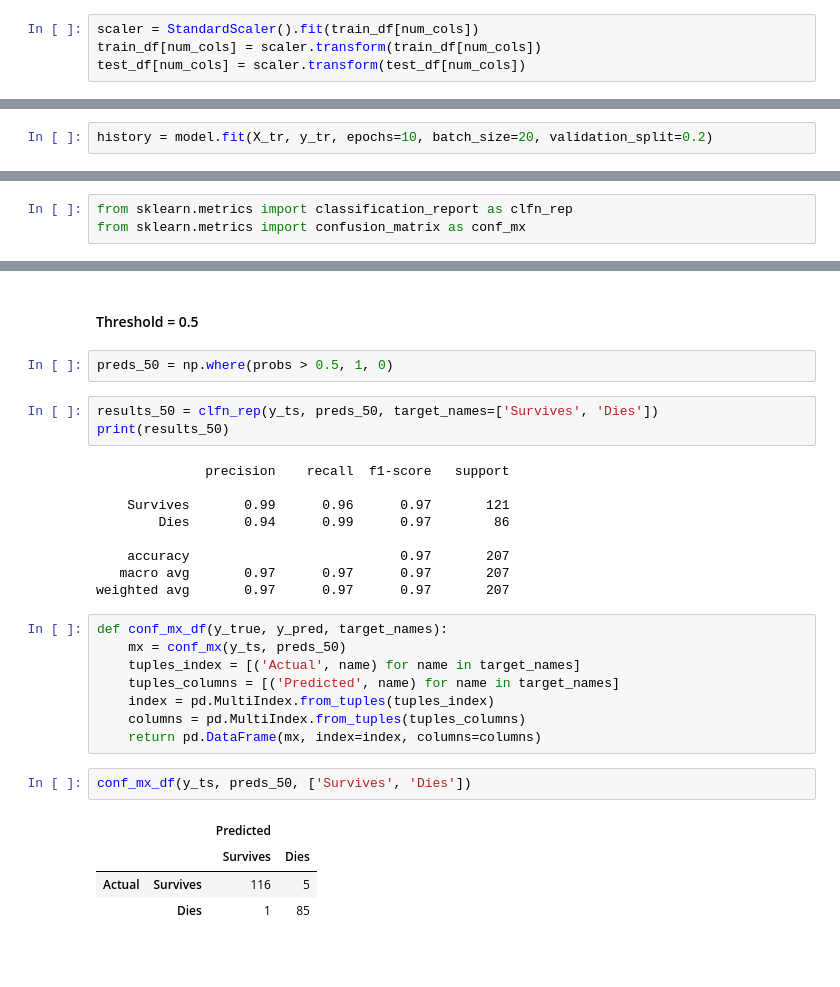
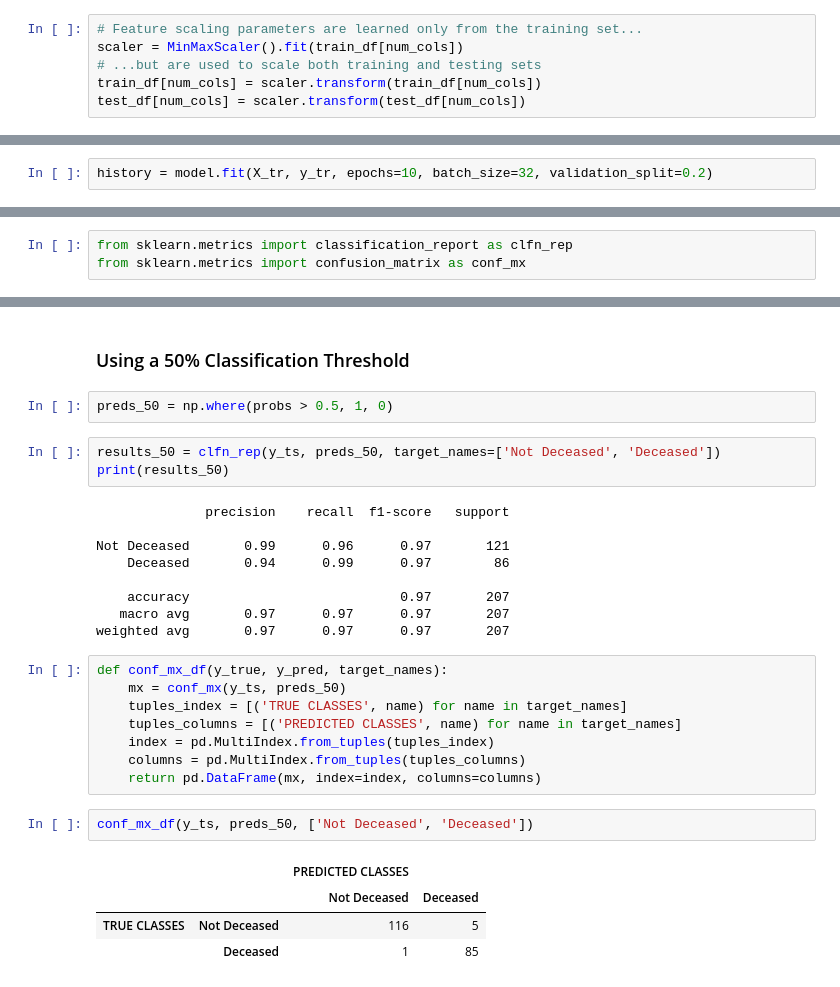
Before and after one commit to EstebanBrito/covid19-mexico, a Jupyter notebook: notebooks/MortalityPredictionTraining.ipynb, the cells around one changed output, grey strips where cells are left out. Saved outputs shown, nothing was run; the diff lists cells and outputs as text; blank space fills up the shorter version.

```diff
--- a/notebooks/MortalityPredictionTraining.ipynb
+++ b/notebooks/MortalityPredictionTraining.ipynb
@@ -24,6 +35,8 @@ test_df = pd.read_csv(TEST_SET_PATH, index_col=None)
 # %%
 num_cols = ['EDAD', 'DIAS_SINTOMAS']
 # %%
-scaler = StandardScaler().fit(train_df[num_cols])
+# Feature scaling parameters are learned only from the training set...
+scaler = MinMaxScaler().fit(train_df[num_cols])
+# ...but are used to scale both training and testing sets
 train_df[num_cols] = scaler.transform(train_df[num_cols])
 test_df[num_cols] = scaler.transform(test_df[num_cols])
@@ -69,4 +87,4 @@ model.compile(loss='binary_crossentropy', optimizer='sgd', metrics=['accuracy'])
 # %%
-history = model.fit(X_tr, y_tr, epochs=10, batch_size=20, validation_split=0.2)
+history = model.fit(X_tr, y_tr, epochs=10, batch_size=32, validation_split=0.2)
 # %% [output]
 Epoch 1/10
@@ -133,15 +166,15 @@ probs = model.predict(X_ts)
 # %% [markdown]
-#### Threshold = 0.5
+### Using a 50% Classification Threshold
 # %%
 preds_50 = np.where(probs > 0.5, 1, 0)
 # %%
-results_50 = clfn_rep(y_ts, preds_50, target_names=['Survives', 'Dies'])
+results_50 = clfn_rep(y_ts, preds_50, target_names=['Not Deceased', 'Deceased'])
 print(results_50)
 # %% [output]
               precision    recall  f1-score   support
 
-    Survives       0.99      0.96      0.97       121
-        Dies       0.94      0.99      0.97        86
+Not Deceased       0.99      0.96      0.97       121
+    Deceased       0.94      0.99      0.97        86
 
     accuracy                           0.97       207
    macro avg       0.97      0.97      0.97       207
@@ -149,15 +182,15 @@ weighted avg       0.97      0.97      0.97       207
 # %%
 def conf_mx_df(y_true, y_pred, target_names):
     mx = conf_mx(y_ts, preds_50)
-    tuples_index = [('Actual', name) for name in target_names]
-    tuples_columns = [('Predicted', name) for name in target_names]
+    tuples_index = [('TRUE CLASSES', name) for name in target_names]
+    tuples_columns = [('PREDICTED CLASSES', name) for name in target_names]
     index = pd.MultiIndex.from_tuples(tuples_index)
     columns = pd.MultiIndex.from_tuples(tuples_columns)
     return pd.DataFrame(mx, index=index, columns=columns)
 # %%
-conf_mx_df(y_ts, preds_50, ['Survives', 'Dies'])
+conf_mx_df(y_ts, preds_50, ['Not Deceased', 'Deceased'])
 # %% [output]
-|  |  | Predicted |  |
-|  |  | Survives | Dies |
-| Actual | Survives | 116 | 5 |
-|  | Dies | 1 | 85 |
+|  |  | PREDICTED CLASSES |  |
+|  |  | Not Deceased | Deceased |
+| TRUE CLASSES | Not Deceased | 116 | 5 |
+|  | Deceased | 1 | 85 |
```
Also changed, not shown: parts of 29 cells of this notebook, 4 other files.
